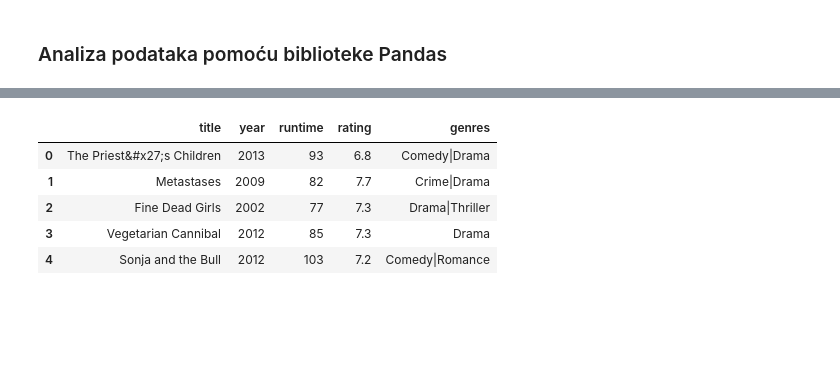
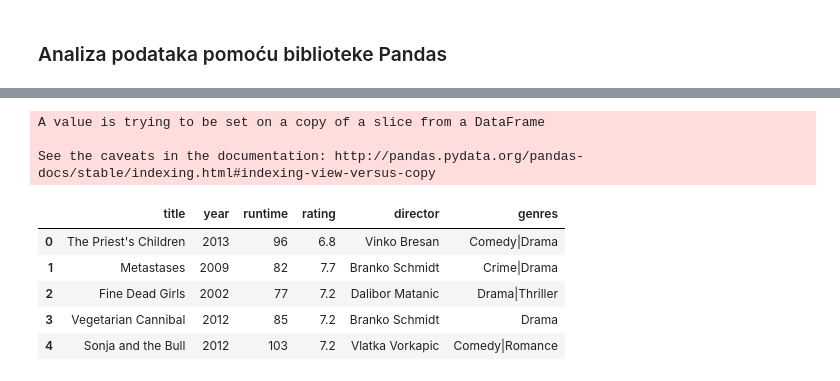
Before and after one commit to inakic/matsoft, a Jupyter notebook: pandas.ipynb, the cells around one changed output, grey strips where cells are left out. Saved outputs shown, nothing was run; the diff lists cells and outputs as text; code cells hidden in the pictures; blank space fills up the shorter version.

```diff
--- a/pandas.ipynb
+++ b/pandas.ipynb
@@ -47,7 +55,7 @@ Prebacio sam datoteku `filmovi.txt` na Sagemath oblak.
 # %%
 import pandas as pd
-names = ['title', 'year','runtime', 'rating', 'genres']
-data = pd.read_csv('filmovi.txt', delimiter='\t', names=names).dropna()
-print "Number of rows: %i" % data.shape[0]
+names = ['title', 'year','runtime', 'rating', 'director', 'genres']
+data = pd.read_csv('filmovi2.txt', delimiter='\t', names=names)
+print ("Number of rows: {:d}".format(data.shape[0]))
 data.head()
 # %% [output]
@@ -61,15 +79,21 @@ Number of rows: 127
 # %%
+data['runtime'].fillna('0 mins.', inplace=True);
 clean_runtime = [int(v.split(' ')[0]) for v in data.runtime]
 data['runtime'] = clean_runtime
 data['year'] = [int(y[1:-1]) for y in data.year]
 data.rating[data.rating=='-'] = '0';
 clean_rating = [float(v) for v in data.rating]
 data['rating'] = clean_rating
+clean_genres = [g.replace(' ','|') for g in data.genres]
+data['genres'] = clean_genres
 data.head()
 # %% [output]
+A value is trying to be set on a copy of a slice from a DataFrame
+
+See the caveats in the documentation: http://pandas.pydata.org/pandas-docs/stable/indexing.html#indexing-view-versus-copy
-|  | title | year | runtime | rating | genres |
-| 0 | The Priest&#x27;s Children | 2013 | 93 | 6.8 | Comedy|Drama |
-| 1 | Metastases | 2009 | 82 | 7.7 | Crime|Drama |
-| 2 | Fine Dead Girls | 2002 | 77 | 7.3 | Drama|Thriller |
-| 3 | Vegetarian Cannibal | 2012 | 85 | 7.3 | Drama |
-| 4 | Sonja and the Bull | 2012 | 103 | 7.2 | Comedy|Romance |
+|  | title | year | runtime | rating | director | genres |
+| 0 | The Priest's Children | 2013 | 96 | 6.8 | Vinko Bresan | Comedy|Drama |
+| 1 | Metastases | 2009 | 82 | 7.7 | Branko Schmidt | Crime|Drama |
+| 2 | Fine Dead Girls | 2002 | 77 | 7.2 | Dalibor Matanic | Drama|Thriller |
+| 3 | Vegetarian Cannibal | 2012 | 85 | 7.2 | Branko Schmidt | Drama |
+| 4 | Sonja and the Bull | 2012 | 103 | 7.2 | Vlatka Vorkapic | Comedy|Romance |
```
Also changed, not shown: parts of 25 cells of this notebook.
